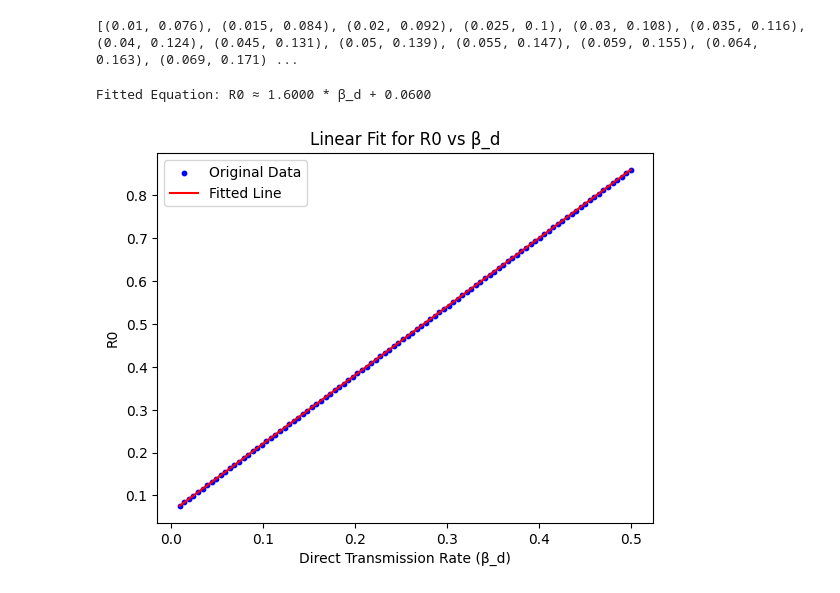
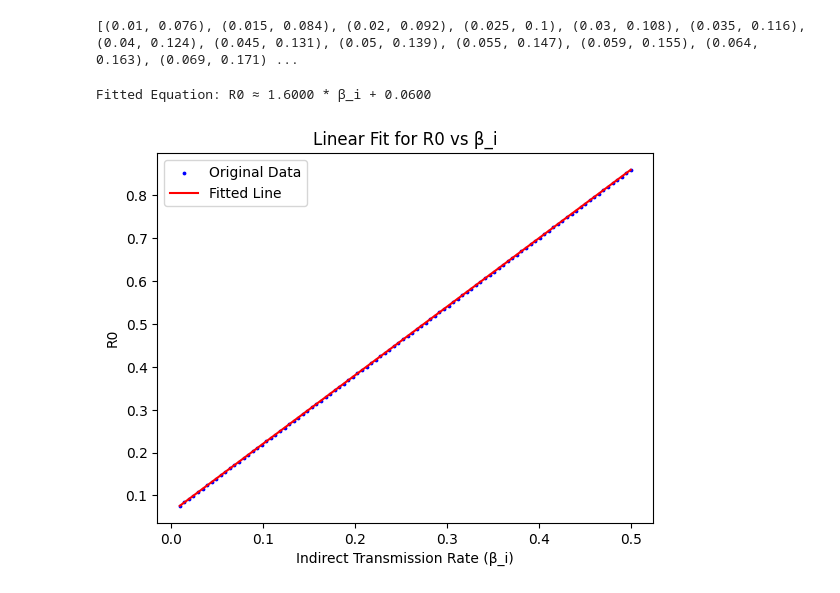
Before and after one commit to nazabu/WNS-Mathematical-Simulation, a Jupyter notebook: src/R0 vs Parameter/R0_Beta_i.ipynb, the cells around one changed output. Drawn from its saved outputs; the diff is of its cells as text; code cells hidden in the pictures.

```diff
--- a/src/R0 vs Parameter/R0_Beta_i.ipynb
+++ b/src/R0 vs Parameter/R0_Beta_i.ipynb
@@ -36,18 +36,18 @@ print([tuple((round(float(beta_i), 3), round(float(R0), 3))) for beta_i, R0 in z
 # %%
 # Fit a linear model (degree = 1)
 m, b = np.polyfit(beta_i_range, R0_values, 1)
 
 # Print the best-fit equation
-print(f"Fitted Equation: R0 ≈ {m:.4f} * β_d + {b:.4f}")
+print(f"Fitted Equation: R0 ≈ {m:.4f} * β_i + {b:.4f}")
 
 # Plot the original data and the fitted line
-plt.scatter(beta_i_range, R0_values, label="Original Data", color="blue", s=10)
+plt.scatter(beta_i_range, R0_values, label="Original Data", color="blue", s=3)
 plt.plot(beta_i_range, m * beta_i_range + b, label="Fitted Line", color="red")
 plt.xlabel("Indirect Transmission Rate (β_i)")
 plt.ylabel("R0")
 plt.legend()
 plt.title("Linear Fit for R0 vs β_i")
 plt.show()
 # %% [output]
-Fitted Equation: R0 ≈ 1.6000 * β_d + 0.0600
+Fitted Equation: R0 ≈ 1.6000 * β_i + 0.0600
-[figure, old version]
+[figure, new version]
```
